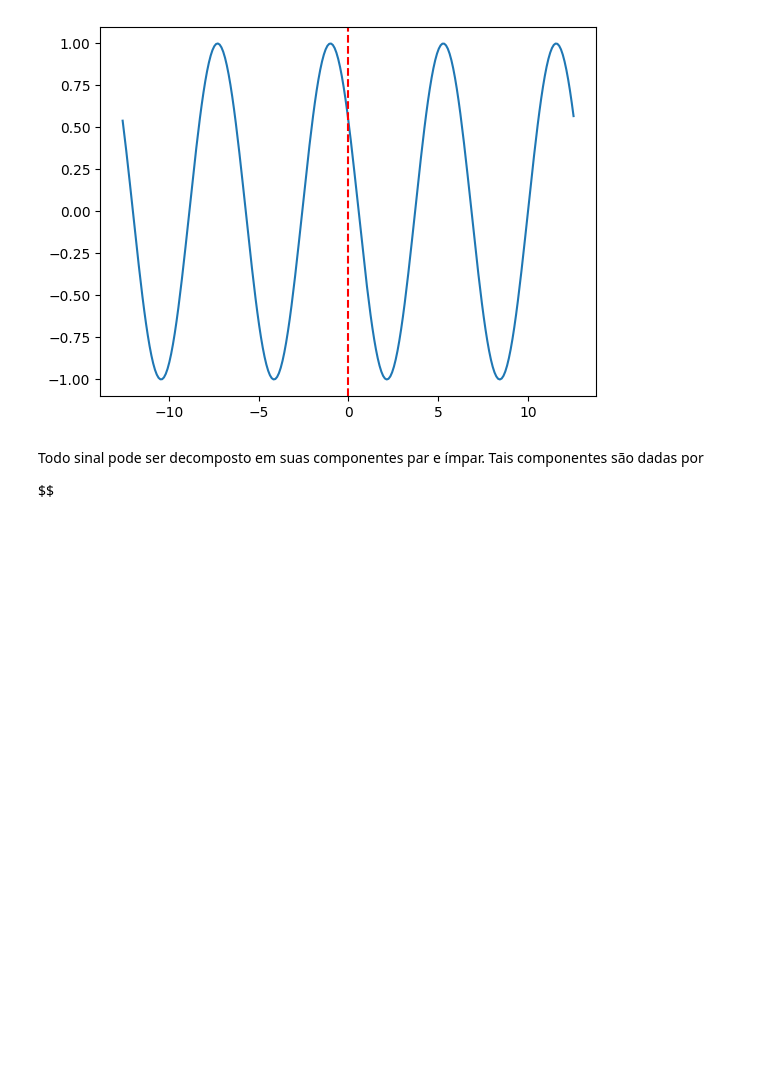
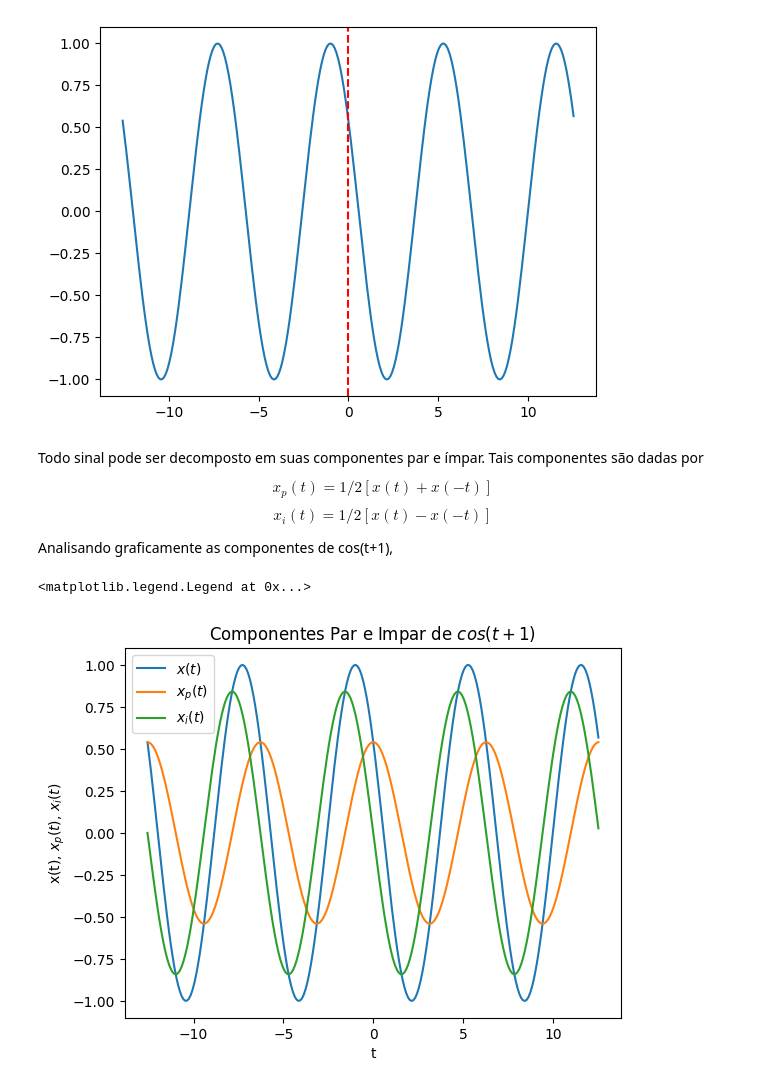
Before and after one commit to Danilo0liveira/analise-sinais-sistemas, a Jupyter notebook: cosseno-impar-e-par.ipynb, the cells around one changed output. Drawn from its saved outputs; the diff is of its cells as text; code cells hidden in the pictures; blank space fills up the shorter version.

Commit message:
adicionar cosseno-impar-e-par.ipynb

```diff
--- a/cosseno-impar-e-par.ipynb
+++ b/cosseno-impar-e-par.ipynb
@@ -27,4 +26,22 @@ axes.axvline(x = 0, color = 'red', linestyle = '--')
 # %% [markdown]
 Todo sinal pode ser decomposto em suas componentes par e ímpar. Tais componentes são dadas por
 
-$$
+$$\begin{equation*}x_p(t) = 1/2[x(t) + x(-t)]\end{equation*}$$
+$$\begin{equation*}x_i(t) = 1/2[x(t) - x(-t)]\end{equation*}$$
+
+Analisando graficamente as componentes de cos(t+1),
+# %%
+_, axes = plt.subplots()
+xp = 1/2*(np.cos(t+1) + np.cos(-t+1))
+xi = 1/2*(np.cos(t+1) - np.cos(-t+1))
+
+axes.set_title('Componentes Par e Impar de $cos(t+1)$')
+axes.plot(t, np.cos(t+1), label = '$x(t)$')
+axes.plot(t, xp, label = '$x_p(t)$')
+axes.plot(t, xi, label = '$x_i(t)$')
+axes.set_xlabel('t')
+axes.set_ylabel('x(t), $x_p(t)$, $x_i(t)$')
+axes.legend()
+# %% [output]
+<matplotlib.legend.Legend at 0x...>
+[figure, added]
```
Also changed, not shown: parts of 1 cell of this notebook.
